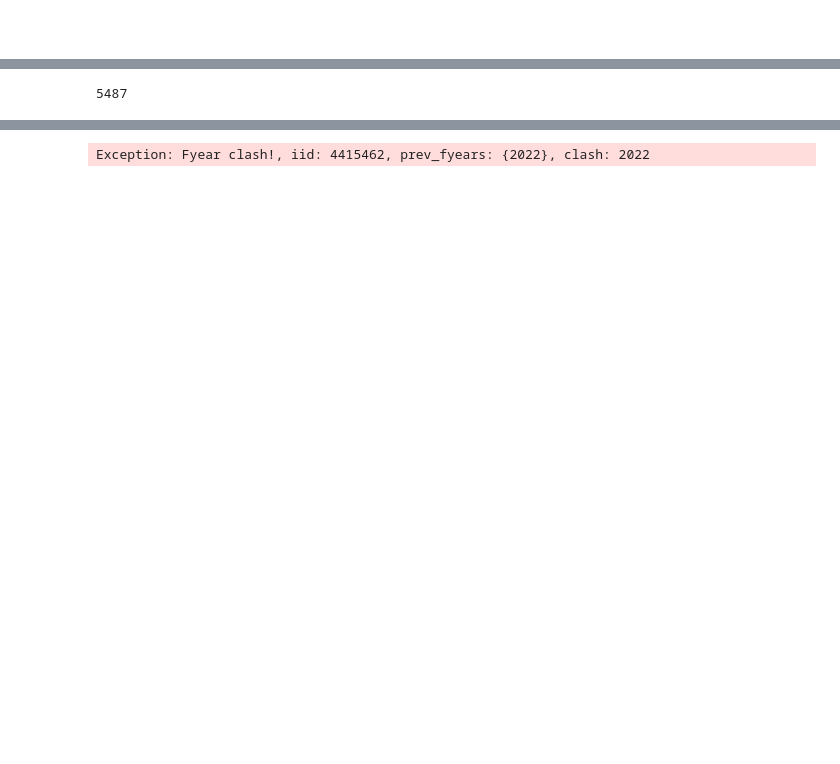
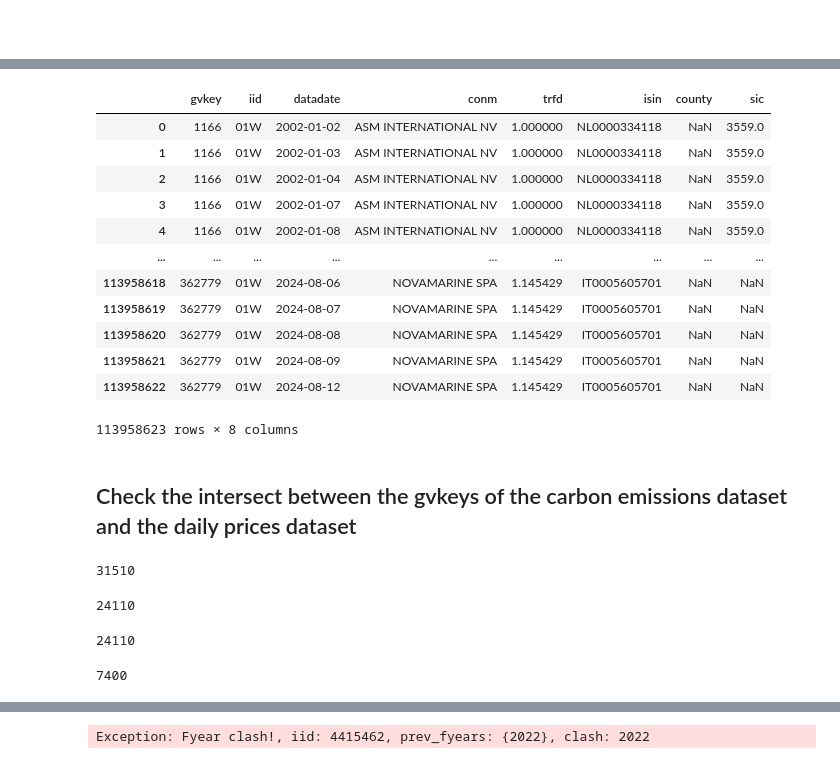
Before and after one commit to varunchodanker/MSc-Individual-Project, a Jupyter notebook: EDA.ipynb, the cells around one changed output, grey strips where cells are left out. Drawn from its saved outputs; the diff is of its cells as text; code cells hidden in the pictures; blank space fills up the shorter version.

Commit message:
EDA on FULL env and matched and filtered daily. inprogress.

```diff
--- a/EDA.ipynb
+++ b/EDA.ipynb
@@ -6,4 +77,2 @@ import numpy as np
 # %%
-df = pd.read_csv("environment_1yr_test_query.csv")
-
-df
+returns_df = pd.read_csv("daily.csv")
@@ -24,4 +79,49 @@ df
-# %%
-np.unique(df["gvkey"]).size
-# %% [output]
-5487
+# %%
+returns_df
+# %% [output]
+|  | gvkey | iid | datadate | conm | trfd | isin | county | sic |
+| 0 | 1166 | 01W | 2002-01-02 | ASM INTERNATIONAL NV | 1.000000 | NL0000334118 | NaN | 3559.0 |
+| 1 | 1166 | 01W | 2002-01-03 | ASM INTERNATIONAL NV | 1.000000 | NL0000334118 | NaN | 3559.0 |
+| 2 | 1166 | 01W | 2002-01-04 | ASM INTERNATIONAL NV | 1.000000 | NL0000334118 | NaN | 3559.0 |
+| 3 | 1166 | 01W | 2002-01-07 | ASM INTERNATIONAL NV | 1.000000 | NL0000334118 | NaN | 3559.0 |
+| 4 | 1166 | 01W | 2002-01-08 | ASM INTERNATIONAL NV | 1.000000 | NL0000334118 | NaN | 3559.0 |
+| ... | ... | ... | ... | ... | ... | ... | ... | ... |
+| 113958618 | 362779 | 01W | 2024-08-06 | NOVAMARINE SPA | 1.145429 | IT0005605701 | NaN | NaN |
+| 113958619 | 362779 | 01W | 2024-08-07 | NOVAMARINE SPA | 1.145429 | IT0005605701 | NaN | NaN |
+| 113958620 | 362779 | 01W | 2024-08-08 | NOVAMARINE SPA | 1.145429 | IT0005605701 | NaN | NaN |
+| 113958621 | 362779 | 01W | 2024-08-09 | NOVAMARINE SPA | 1.145429 | IT0005605701 | NaN | NaN |
+| 113958622 | 362779 | 01W | 2024-08-12 | NOVAMARINE SPA | 1.145429 | IT0005605701 | NaN | NaN |
+113958623 rows × 8 columns
+# %% [markdown]
+## Check the intersect between the gvkeys of the carbon emissions dataset and the daily prices dataset
+# %%
+# unique non-nan in environment
+env_gvkeys = np.unique(df[~np.isnan(df["gvkey"])]["gvkey"])
+
+print(env_gvkeys.size)
+# %% [output]
+31510
+# %%
+# unique non-nan in returns
+returns_gvkeys = np.unique(returns_df[~np.isnan(returns_df["gvkey"])]["gvkey"])
+
+print(returns_gvkeys.size)
+# %% [output]
+24110
+# %%
+env_ret_common_gvkeys = np.intersect1d(
+    env_gvkeys,
+    returns_gvkeys,
+    assume_unique=True
+)
+
+print(env_ret_common_gvkeys.size)
+# %% [output]
+24110
+# %%
+""" Check the missing gvkeys to see what country they are from """
+missing_gvkeys = np.setdiff1d(env_gvkeys, env_ret_common_gvkeys, assume_unique=True)
+
+print(missing_gvkeys.size)
+# %% [output]
+7400
```
Also changed, not shown: parts of 14 cells of this notebook.
